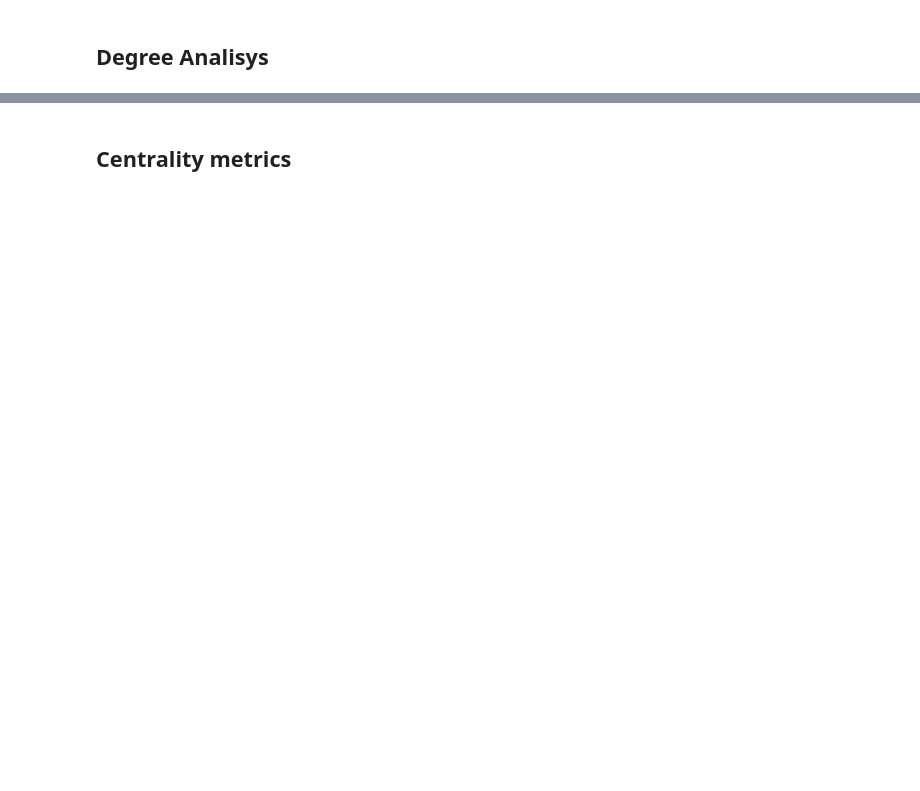
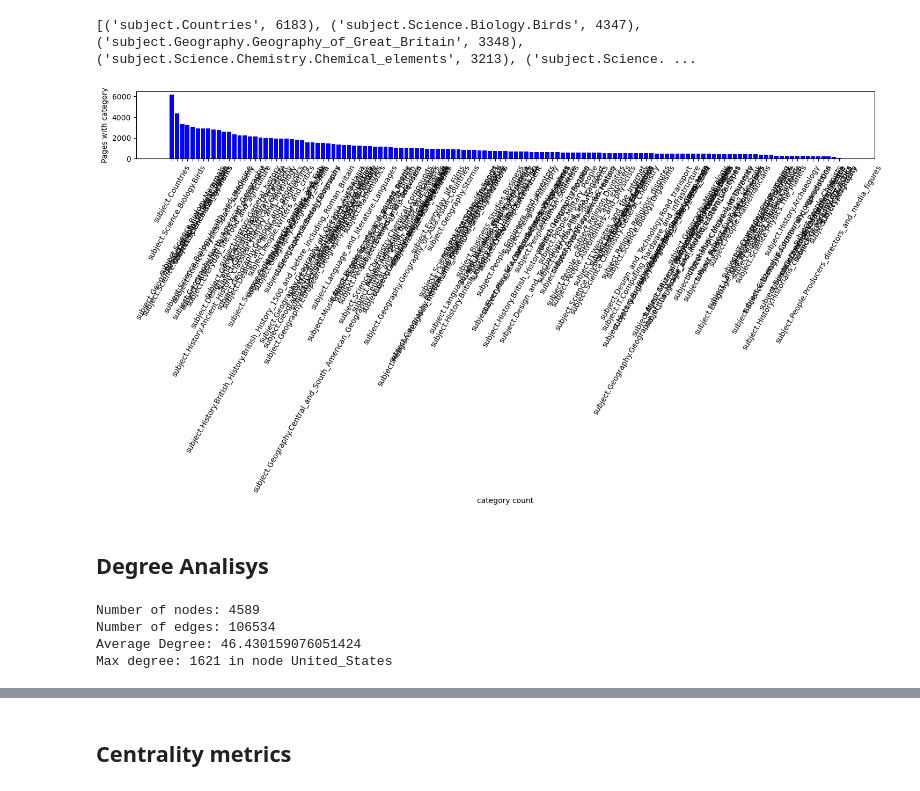
Before and after one commit to igorgonribs/curso-redes-luis, a Jupyter notebook: final_project/Final_work_test_wiki.ipynb, the cells around one changed output, grey strips where cells are left out. Saved outputs shown, nothing was run; the diff lists cells and outputs as text; code cells hidden in the pictures; blank space fills up the shorter version.

```diff
--- a/final_project/Final_work_test_wiki.ipynb
+++ b/final_project/Final_work_test_wiki.ipynb
@@ -133,24 +169,22 @@ histogram_attribute(G, 'macrocategory')
 # %%
 ## Category distribution
-histogram_attribute(G, 'category')
+histogram_attribute(H, 'category')
+# %% [output]
+[('subject.Countries', 6183), ('subject.Science.Biology.Birds', 4347), ('subject.Geography.Geography_of_Great_Britain', 3348), ('subject.Science.Chemistry.Chemical_elements', 3213), ('subject.Science. ...
+[figure, added]
 # %% [markdown]
 ## Degree Analisys
 # %%
 ## Number of nodes and edges
-print("Number of nodes: %d" %G.number_of_nodes() )
-print("Number of edges: %d" %G.number_of_edges() )
-print(f'Average Degree: {sum([degree[1] for degree in G.degree()])/G.number_of_nodes()}')
-sorted_degrees = sorted(G.degree(), key=itemgetter(1), reverse=True)
+print("Number of nodes: %d" %H.number_of_nodes() )
+print("Number of edges: %d" %H.number_of_edges() )
+print(f'Average Degree: {sum([degree[1] for degree in H.degree()])/H.number_of_nodes()}')
+sorted_degrees = sorted(H.degree(), key=itemgetter(1), reverse=True)
 print(f'Max degree: {sorted_degrees[0][1]} in node {sorted_degrees[0][0]}')
-
-'''# In degree
-print(f'Average In Degree: {sum([degree[1] for degree in G.in_degree()])/G.number_of_nodes()}')
-sorted_in_degrees = sorted(G.degree(), key=itemgetter(1), reverse=True)
-print(f'Max In degree: {sorted_in_degrees[0][1]} in node {sorted_in_degrees[0][0]}')
-
-# Out degree
-print(f'Average Out Degree: {sum([degree[1] for degree in G.out_degree()])/G.number_of_nodes()}')
-sorted_out_degrees = sorted(G.degree(), key=itemgetter(1), reverse=True)
-print(f'Max Out degree: {sorted_out_degrees[0][1]} in node {sorted_out_degrees[0][0]}')'''
+# %% [output]
+Number of nodes: 4589
+Number of edges: 106534
+Average Degree: 46.430159076051424
+Max degree: 1621 in node United_States
 # %%
 # Plot the degree distribution
```
Also changed, not shown: parts of 38 cells of this notebook.
